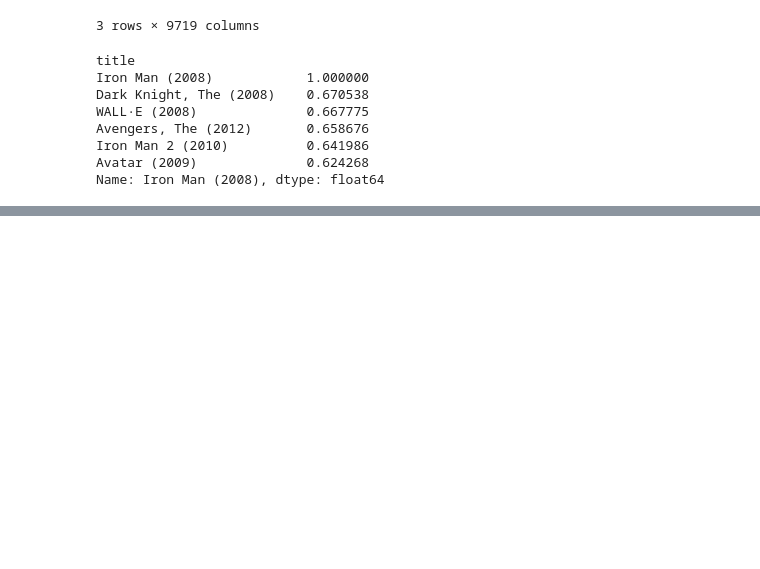
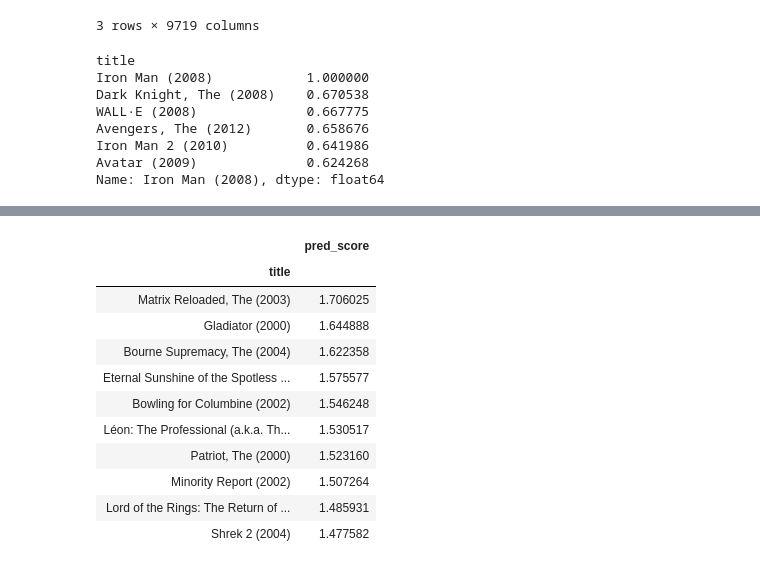
Before and after one commit to jeonprize/Machine_Learning, a Jupyter notebook: 9. 추천 시스템.ipynb, the cells around one changed output, grey strips where cells are left out. Drawn from its saved outputs; the diff is of its cells as text; code cells hidden in the pictures; blank space fills up the shorter version.

```diff
--- a/9. 추천 시스템.ipynb
+++ b/9. 추천 시스템.ipynb
@@ -320,0 +375,8 @@ Name: Iron Man (2008), dtype: float64
+# %%
+# top-n 유사도 기반의 예측 평점 및 mse 계산
+
+ratings_pred = predict_rating_topsim(ratings_matrix.values , item_sim_df.values, n=20)
+print('아이템 기반 인접 TOP-20 이웃 MSE: ', get_mse(ratings_pred, ratings_matrix.values ))
+
+ratings_pred_matrix = pd.DataFrame(data=ratings_pred, index= ratings_matrix.index,
+                                   columns = ratings_matrix.columns)
@@ -320,0 +401,41 @@ Name: Iron Man (2008), dtype: float64
+# %%
+# 사용자가 관람하지 않은 영화 중에서 아이템 기반의 인접 이웃 협업 필터링으로 영화 추천
+
+def get_unseen_movies(ratings_matrix, userId):
+
+    user_rating = ratings_matrix.loc[userId,:]
+
+    already_seen = user_rating[ user_rating > 0].index.tolist()
+
+    movies_list = ratings_matrix.columns.tolist()
+
+    unseen_list = [ movie for movie in movies_list
+                   if movie not in already_seen]
+
+    return unseen_list
+# %%
+# 아이템 기반 유사도로 평점이 부여된 데이터 세트에서 해당 사용자가 관람하지 않은 영화들의 예측 평점이 가장 높은 영화를 추천
+
+def recomm_movie_by_userid(pred_df, userId, unseen_list, top_n=10):
+
+    recomm_movies = pred_df.loc[userId, unseen_list].sort_values(ascending=False)[:top_n]
+    return recomm_movies
+
+unseen_list = get_unseen_movies(ratings_matrix, 34)
+recomm_movies = recomm_movie_by_userid(ratings_pred_matrix,34, unseen_list, top_n=10)
+
+recomm_movies = pd.DataFrame(data=recomm_movies.values,index=recomm_movies.index,columns=['pred_score'])
+recomm_movies
+# %% [output]
+|  | pred_score |
+| title |  |
+| Matrix Reloaded, The (2003) | 1.706025 |
+| Gladiator (2000) | 1.644888 |
+| Bourne Supremacy, The (2004) | 1.622358 |
+| Eternal Sunshine of the Spotless ... | 1.575577 |
+| Bowling for Columbine (2002) | 1.546248 |
+| Léon: The Professional (a.k.a. Th... | 1.530517 |
+| Patriot, The (2000) | 1.523160 |
+| Minority Report (2002) | 1.507264 |
+| Lord of the Rings: The Return of ... | 1.485931 |
+| Shrek 2 (2004) | 1.477582 |
```
Also changed, not shown: parts of 9 cells of this notebook.
